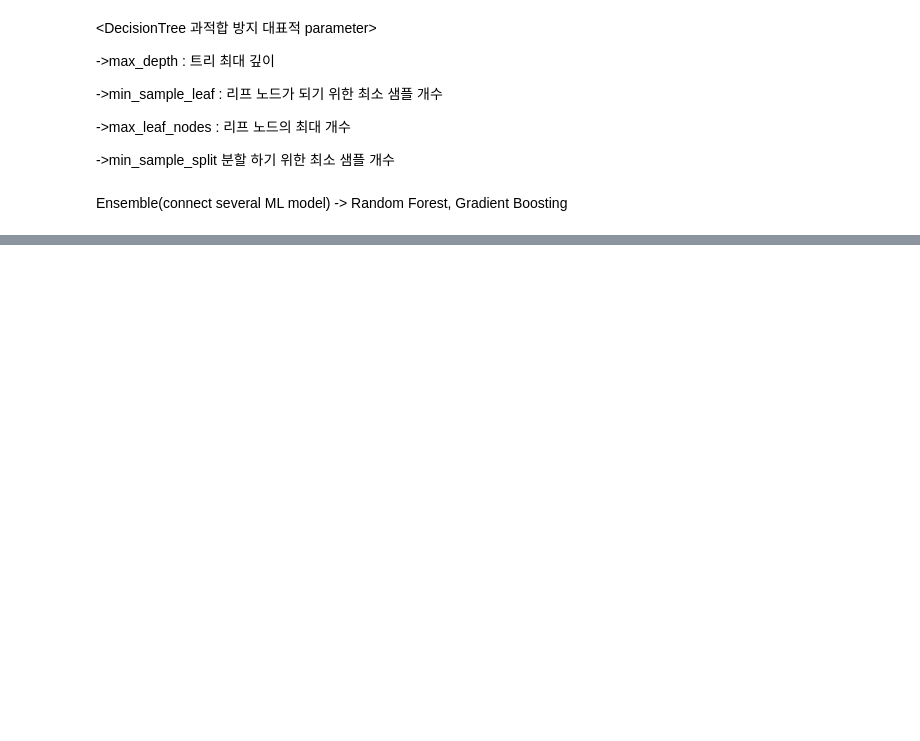
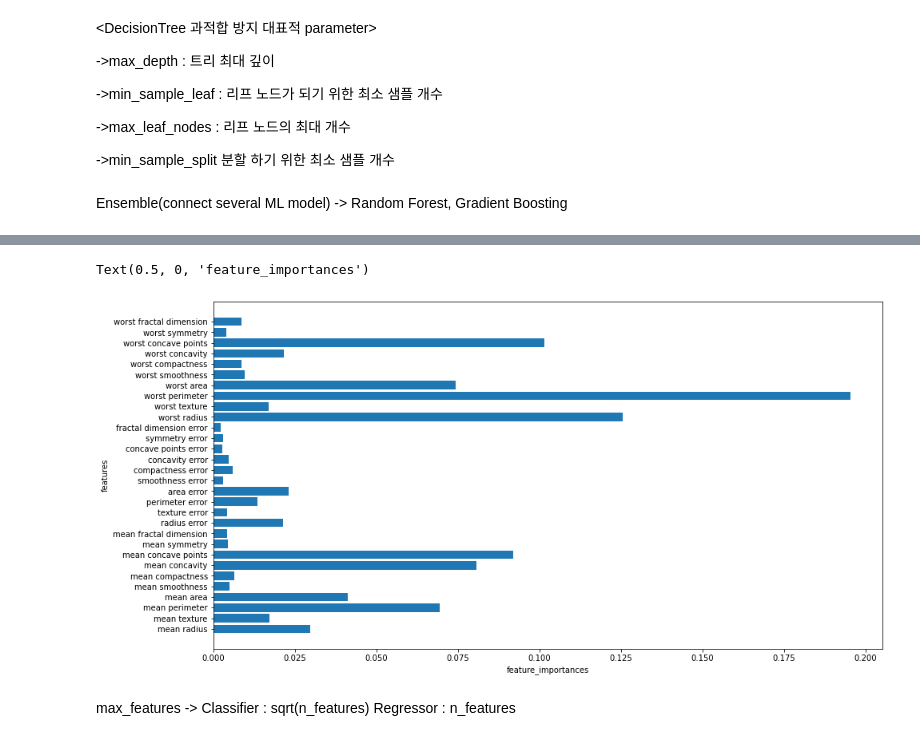
Before and after one commit to newoong/machine_learning, a Jupyter notebook: 결정트리(Decision Tree).ipynb, the cells around one changed output, grey strips where cells are left out. Cells and saved outputs as stored; diff of their text form; code cells hidden in the pictures; blank space fills up the shorter version.

```diff
--- a/결정트리(Decision Tree).ipynb
+++ b/결정트리(Decision Tree).ipynb
@@ -183,0 +234,11 @@ Ensemble(connect several ML model) -> Random Forest, Gradient Boosting
+# %%
+plt.figure(figsize=(15,8))
+plt.barh(np.arange(len(cancer.feature_names)),forest.feature_importances_,align='center')
+plt.yticks(np.arange(len(cancer.feature_names)),cancer.feature_names)
+plt.ylabel('features')
+plt.xlabel('feature_importances')
+# %% [output]
+Text(0.5, 0, 'feature_importances')
+[figure, added]
+# %% [markdown]
+max_features -> Classifier : sqrt(n_features)    Regressor : n_features
```
Also changed, not shown: parts of 12 cells of this notebook, 3 other files.
